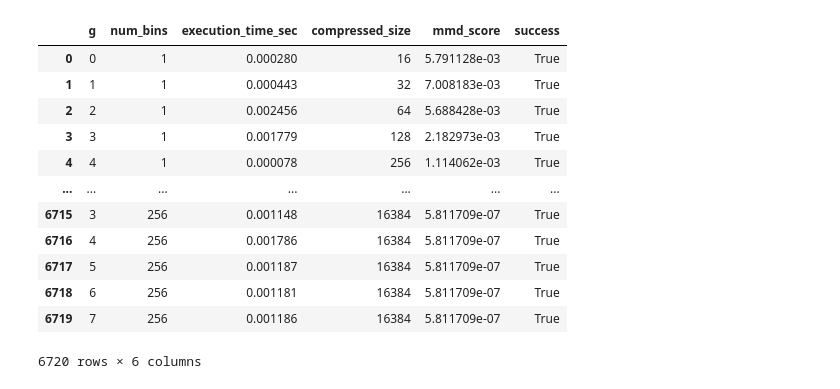
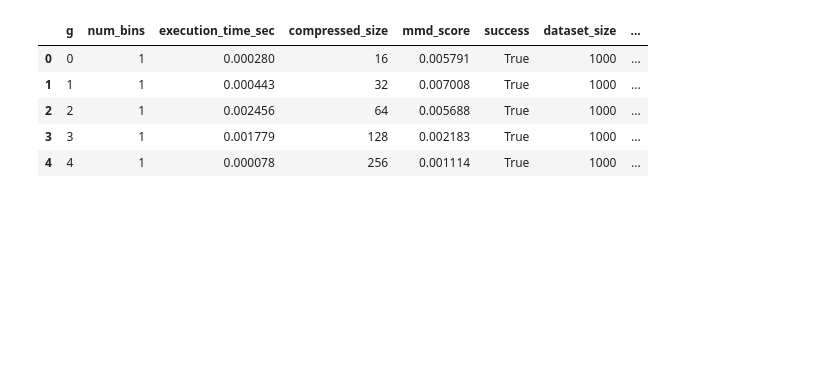
Before and after one commit to kateqwerty001/bsc-compress-then-explain, a Jupyter notebook: experiments/experiment_wth_finding_g_num_bins/3d_plot.ipynb, the cells around one changed output. Cells and saved outputs as stored; diff of their text form; code cells hidden in the pictures; blank space fills up the shorter version.

```diff
--- a/experiments/experiment_wth_finding_g_num_bins/3d_plot.ipynb
+++ b/experiments/experiment_wth_finding_g_num_bins/3d_plot.ipynb
@@ -105,39 +105,52 @@ def plot(path):
 # %%
 import os
 import pandas as pd
 
 folders = [
     "results/adult",
     "results/blobs",
     "results/german",
     "results/heloc",
     "results/compas",
     "results/heart",
     "results/gaussian",
 ]
 
 all_files = []
 for folder in folders:
     for root, dirs, files in os.walk(folder):
         for file in files:
             if file.endswith(".csv"):
                 all_files.append(os.path.join(root, file))
 
 # Read all CSVs and concatenate into a single DataFrame
 all_data = pd.concat((pd.read_csv(f) for f in all_files), ignore_index=True)
 
-all_data
+import re
+
+all_data = []
+
+for path in all_files:
+    df = pd.read_csv(path)
+
+    match = re.search(r'_(\d+)_', os.path.basename(path))
+    if match:
+        dataset_size = int(match.group(1))
+    else:
+        dataset_size = None
+
+    df['dataset_size'] = dataset_size
+
+    all_data.append(df)
+
+all_data_df = pd.concat(all_data, ignore_index=True)
+
+all_data_df['compression_ratio'] = all_data_df['compressed_size'] / all_data_df['dataset_size']
+all_data_df.head()
 # %% [output]
-|  | g | num_bins | execution_time_sec | compressed_size | mmd_score | success |
-| 0 | 0 | 1 | 0.000280 | 16 | 5.791128e-03 | True |
-| 1 | 1 | 1 | 0.000443 | 32 | 7.008183e-03 | True |
-| 2 | 2 | 1 | 0.002456 | 64 | 5.688428e-03 | True |
-| 3 | 3 | 1 | 0.001779 | 128 | 2.182973e-03 | True |
-| 4 | 4 | 1 | 0.000078 | 256 | 1.114062e-03 | True |
-| ... | ... | ... | ... | ... | ... | ... |
-| 6715 | 3 | 256 | 0.001148 | 16384 | 5.811709e-07 | True |
-| 6716 | 4 | 256 | 0.001786 | 16384 | 5.811709e-07 | True |
-| 6717 | 5 | 256 | 0.001187 | 16384 | 5.811709e-07 | True |
-| 6718 | 6 | 256 | 0.001181 | 16384 | 5.811709e-07 | True |
-| 6719 | 7 | 256 | 0.001186 | 16384 | 5.811709e-07 | True |
+|  | g | num_bins | execution_time_sec | compressed_size | mmd_score | success | dataset_size | ... |
+| 0 | 0 | 1 | 0.000280 | 16 | 0.005791 | True | 1000 | ... |
+| 1 | 1 | 1 | 0.000443 | 32 | 0.007008 | True | 1000 | ... |
+| 2 | 2 | 1 | 0.002456 | 64 | 0.005688 | True | 1000 | ... |
+| 3 | 3 | 1 | 0.001779 | 128 | 0.002183 | True | 1000 | ... |
+| 4 | 4 | 1 | 0.000078 | 256 | 0.001114 | True | 1000 | ... |
-6720 rows × 6 columns
```
Also changed, not shown: parts of 4 cells of this notebook, 12 other files.
